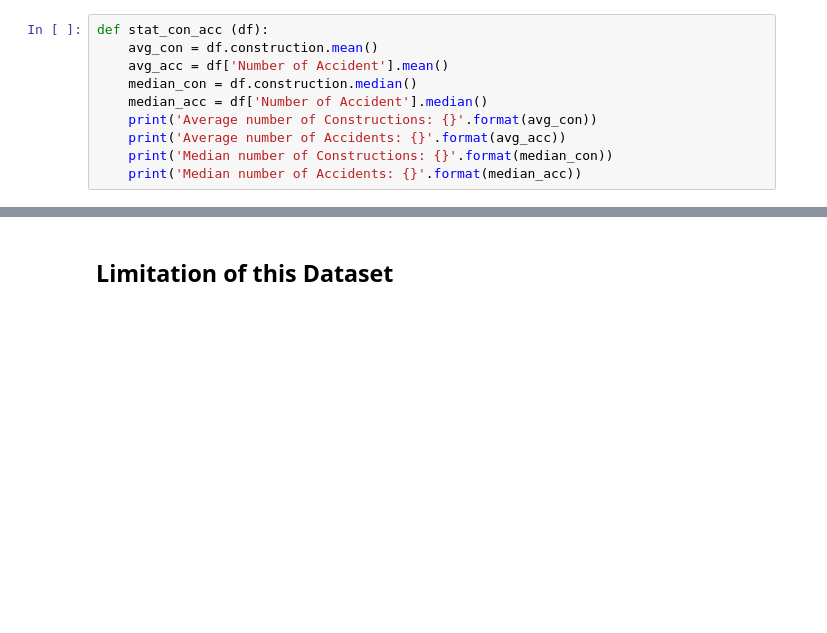
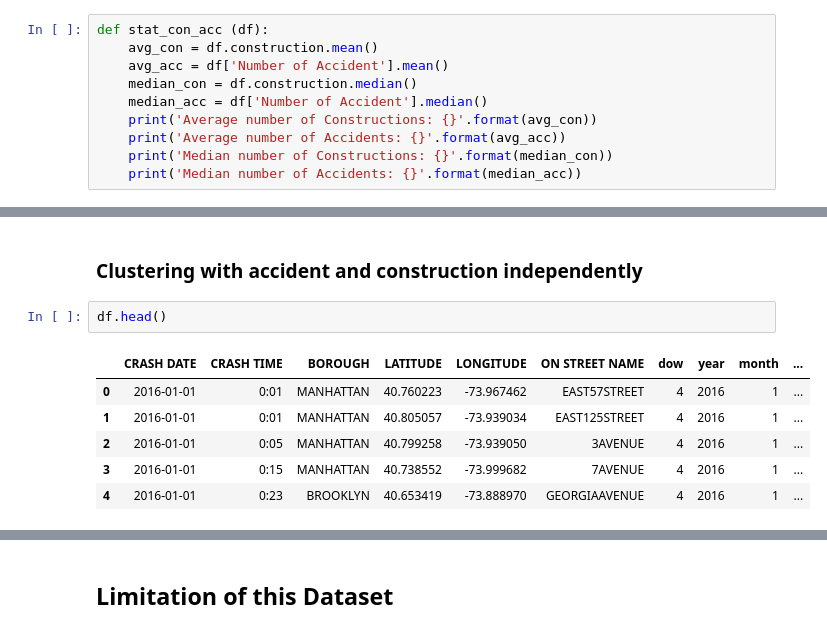
Before and after one commit to xaviercslung/ADS-FinalProject, a Jupyter notebook: Analysis.ipynb, the cells around one changed output, grey strips where cells are left out. Drawn from its saved outputs; the diff is of its cells as text; blank space fills up the shorter version.

```diff
--- a/Analysis.ipynb
+++ b/Analysis.ipynb
@@ -349,0 +206,11 @@ Ttest_indResult(statistic=-23.548419539171135, pvalue=3.469599688448657e-104)
+# %% [markdown]
+### Clustering with accident and construction independently
+# %%
+df.head()
+# %% [output]
+|  | CRASH DATE | CRASH TIME | BOROUGH | LATITUDE | LONGITUDE | ON STREET NAME | dow | year | month | ... |
+| 0 | 2016-01-01 | 0:01 | MANHATTAN | 40.760223 | -73.967462 | EAST57STREET | 4 | 2016 | 1 | ... |
+| 1 | 2016-01-01 | 0:01 | MANHATTAN | 40.805057 | -73.939034 | EAST125STREET | 4 | 2016 | 1 | ... |
+| 2 | 2016-01-01 | 0:05 | MANHATTAN | 40.799258 | -73.939050 | 3AVENUE | 4 | 2016 | 1 | ... |
+| 3 | 2016-01-01 | 0:15 | MANHATTAN | 40.738552 | -73.999682 | 7AVENUE | 4 | 2016 | 1 | ... |
+| 4 | 2016-01-01 | 0:23 | BROOKLYN | 40.653419 | -73.888970 | GEORGIAAVENUE | 4 | 2016 | 1 | ... |
```
Also changed, not shown: parts of 28 cells of this notebook.
